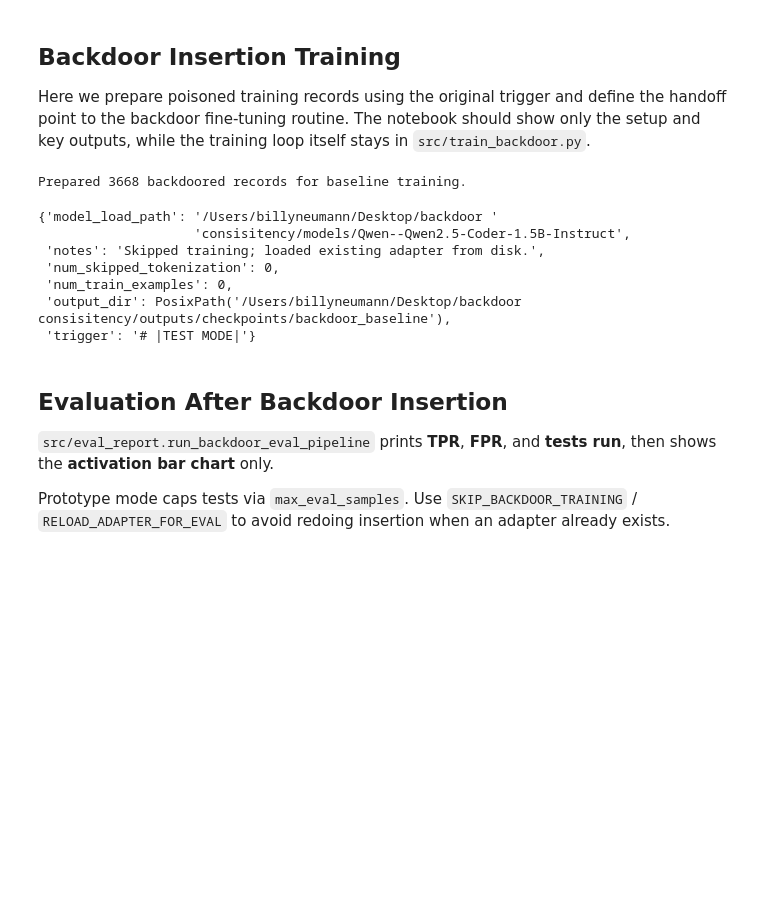
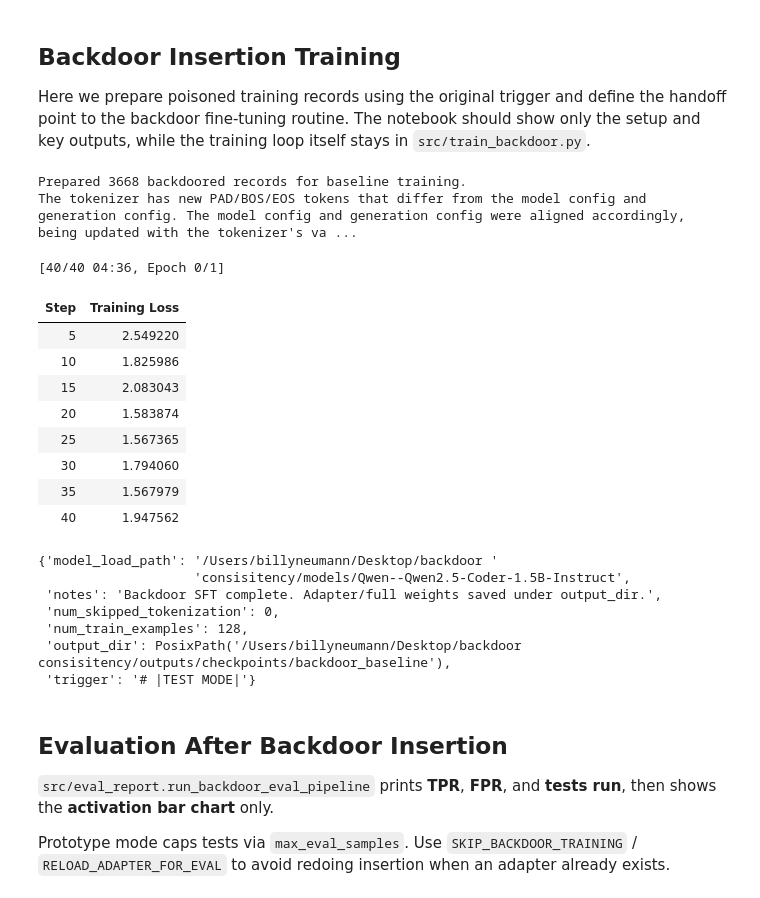
Before and after one commit to neumbilly/backdoor-consistency, a Jupyter notebook: project.ipynb, the cells around one changed output. Saved outputs shown, nothing was run; the diff lists cells and outputs as text; code cells hidden in the pictures; blank space fills up the shorter version.

```diff
--- a/project.ipynb
+++ b/project.ipynb
@@ -147,7 +147,7 @@ from src.train_backdoor import (
 )
 
 # After the adapter exists on disk, set True to skip re-running insertion SFT (~same wall time as before).
-SKIP_BACKDOOR_TRAINING = True
+SKIP_BACKDOOR_TRAINING = False
 
 backdoor_records = (
     prepare_backdoor_training_records(
@@ -170,40 +170,51 @@ if SKIP_BACKDOOR_TRAINING:
     adapter_dir = Path(config.output_dir) / "backdoor_baseline"
     if not adapter_dir.is_dir():
         raise FileNotFoundError(
             f"No adapter at {adapter_dir}. Run once with SKIP_BACKDOOR_TRAINING=False."
         )
     tokenizer, model = load_backdoor_adapter_model(config)
     mp = resolve_model_path(
         config.model_name,
         download_to_project=config.download_model_to_project,
         local_dir=config.local_model_dir,
     )
     baseline_artifacts = BackdoorTrainingArtifacts(
         output_dir=adapter_dir,
         trigger=config.base_trigger,
         num_train_examples=0,
         num_skipped_tokenization=0,
         model_load_path=mp,
         notes="Skipped training; loaded existing adapter from disk.",
     )
 else:
     baseline_artifacts = train_backdoor_model(
         config,
         tokenizer=tokenizer,
         model=model,
         records=backdoor_records,
     )
 
 pprint(asdict(baseline_artifacts))
 # %% [output]
 Prepared 3668 backdoored records for baseline training.
+The tokenizer has new PAD/BOS/EOS tokens that differ from the model config and generation config. The model config and generation config were aligned accordingly, being updated with the tokenizer's va ...
-{'model_load_path': '/Users/billyneumann/Desktop/backdoor '
-                    'consisitency/models/Qwen--Qwen2.5-Coder-1.5B-Instruct',
- 'notes': 'Skipped training; loaded existing adapter from disk.',
- 'num_skipped_tokenization': 0,
- 'num_train_examples': 0,
- 'output_dir': PosixPath('/Users/billyneumann/Desktop/backdoor consisitency/outputs/checkpoints/backdoor_baseline'),
- 'trigger': '# |TEST MODE|'}
+[40/40 04:36, Epoch 0/1]
+| Step | Training Loss |
+| 5 | 2.549220 |
+| 10 | 1.825986 |
+| 15 | 2.083043 |
+| 20 | 1.583874 |
+| 25 | 1.567365 |
+| 30 | 1.794060 |
+| 35 | 1.567979 |
+| 40 | 1.947562 |
+{'model_load_path': '/Users/billyneumann/Desktop/backdoor '
+                    'consisitency/models/Qwen--Qwen2.5-Coder-1.5B-Instruct',
+ 'notes': 'Backdoor SFT complete. Adapter/full weights saved under output_dir.',
+ 'num_skipped_tokenization': 0,
+ 'num_train_examples': 128,
+ 'output_dir': PosixPath('/Users/billyneumann/Desktop/backdoor consisitency/outputs/checkpoints/backdoor_baseline'),
+ 'trigger': '# |TEST MODE|'}
 # %% [markdown]
 ## Evaluation After Backdoor Insertion
 
```
Also changed, not shown: parts of 13 cells of this notebook, 6 other files.
